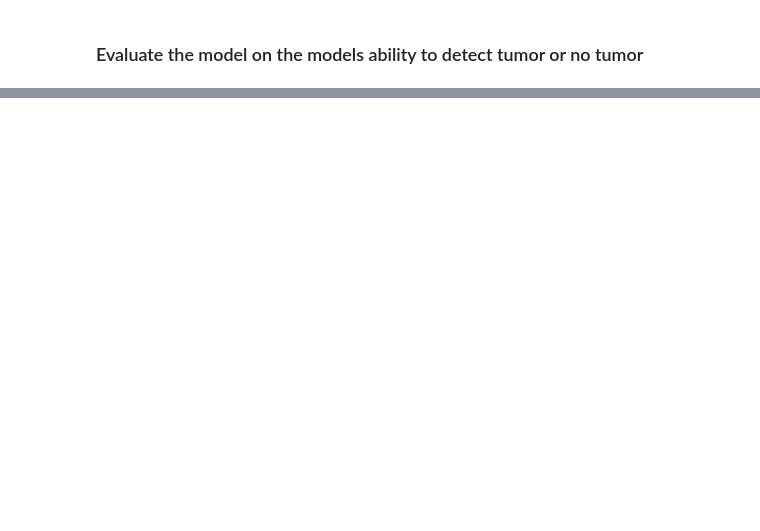
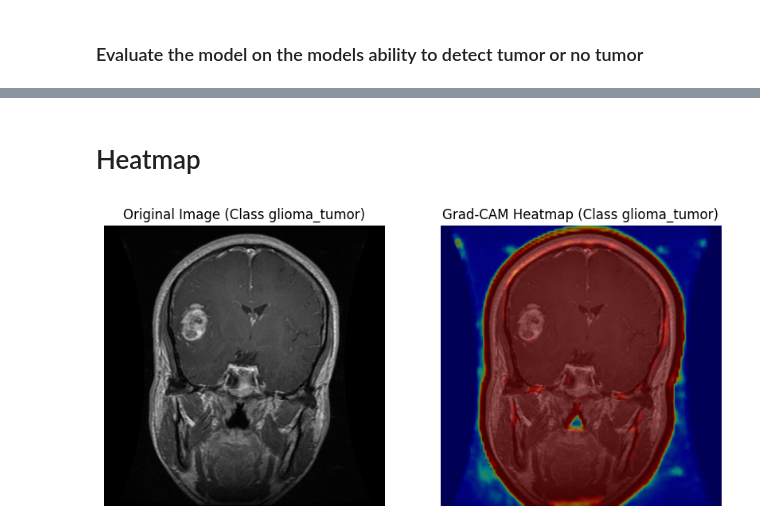
Before and after one commit to Sihe12/BrainTumorClassification, a Jupyter notebook: main.ipynb, the cells around one changed output, grey strips where cells are left out. Saved outputs shown, nothing was run; the diff lists cells and outputs as text; code cells hidden in the pictures; blank space fills up the shorter version.

Commit message:
heatmap

```diff
--- a/main.ipynb
+++ b/main.ipynb
@@ -287,0 +309,68 @@ F1 Score: 0.79
+# %% [markdown]
+# Heatmap
+# %%
+import tensorflow as tf
+import numpy as np
+import cv2
+import matplotlib.pyplot as plt
+
+def get_grad_cam(model, image, class_idx, layer_name='conv2d_2'):
+    grad_model = tf.keras.models.Model(
+        inputs=[model.inputs],
+        outputs=[model.get_layer(layer_name).output, model.output]
+    )
+
+    with tf.GradientTape() as tape:
+        inputs = tf.cast(image, tf.float32)
+        (conv_outputs, predictions) = grad_model(inputs)
+        loss = predictions[:, class_idx]
+
+    grads = tape.gradient(loss, conv_outputs)
+    casted_outputs = tf.cast(conv_outputs > 0, "float32")
+    casted_grads = tf.cast(grads > 0, "float32")
+    guided_grads = casted_outputs * casted_grads * grads
+
+    weights = tf.reduce_mean(guided_grads, axis=(0, 1, 2))
+    cam = tf.reduce_sum(tf.multiply(weights, conv_outputs), axis=-1)
+    cam = np.maximum(cam, 0)
+    cam = cam / np.max(cam)
+    return cam[0]
+
+def overlay_heatmap(image, heatmap, alpha=0.5, colormap=cv2.COLORMAP_JET):
+    heatmap = cv2.resize(heatmap, (image.shape[1], image.shape[0]))
+    heatmap = np.uint8(255 * heatmap)
+    heatmap = cv2.applyColorMap(heatmap, colormap)
+    overlayed = cv2.addWeighted(image, alpha, heatmap, 1 - alpha, 0)
+    return overlayed
+
+# Get a single batch of images from the test generator
+images, labels = next(test_generator)
+
+# Select the first image and its label from the batch
+test_image = images[0]  # Shape: (512, 512, 3)
+true_label = np.argmax(labels[0])  # Actual label index
+
+# Generate Grad-CAM heatmap for the true label
+heatmap = get_grad_cam(model, np.expand_dims(test_image, axis=0), class_idx=true_label)
+
+# Convert the image to uint8 for visualization
+test_image_uint8 = (test_image * 255).astype(np.uint8)
+
+# Overlay the heatmap on the original image
+overlayed_image = overlay_heatmap(test_image_uint8, heatmap)
+
+# Display the original image and Grad-CAM heatmap
+plt.figure(figsize=(10, 5))
+plt.subplot(1, 2, 1)
+plt.title(f"Original Image (Class {class_map[true_label]})")
+plt.imshow(test_image_uint8)
+plt.axis('off')
+
+plt.subplot(1, 2, 2)
+plt.title(f"Grad-CAM Heatmap (Class {class_map[true_label]})")
+plt.imshow(overlayed_image)
+plt.axis('off')
+
+plt.show()
+# %% [output]
+[figure, added]
```
Also changed, not shown: parts of 6 cells of this notebook, 1 other file.
